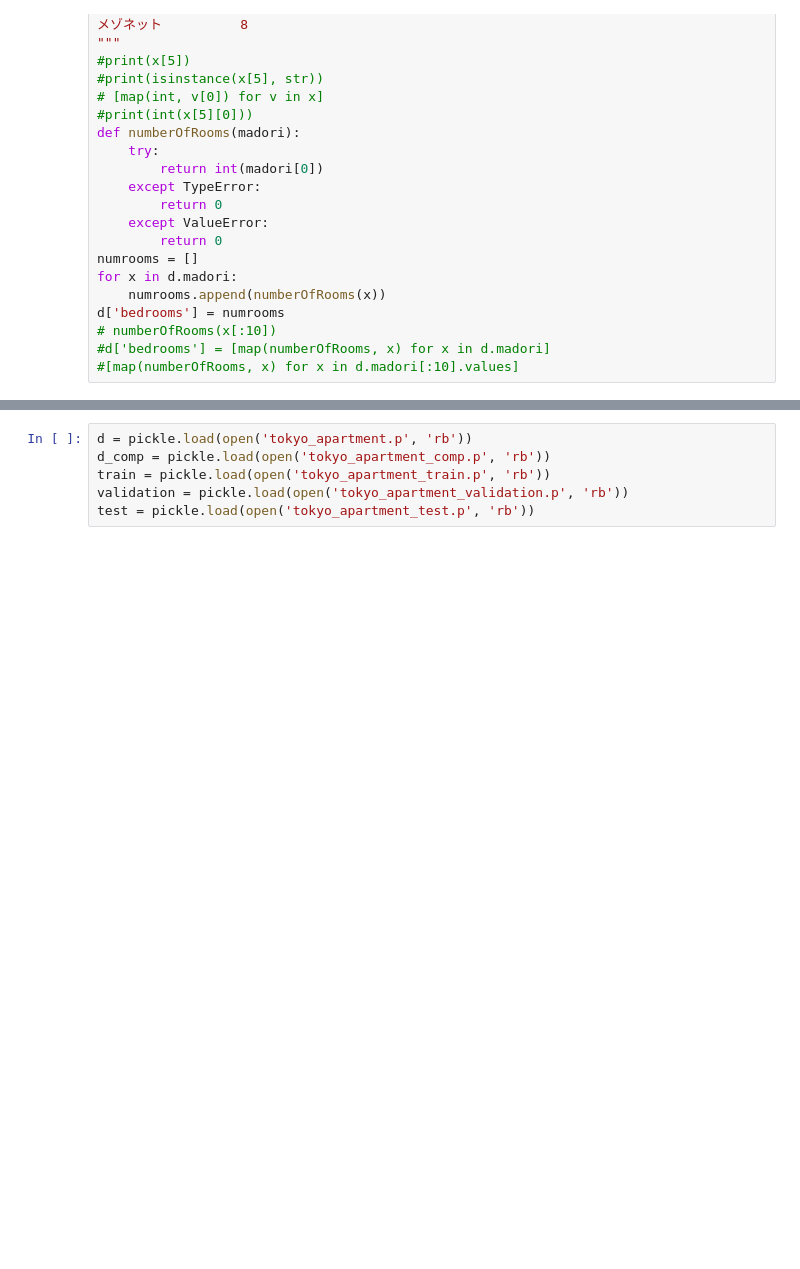
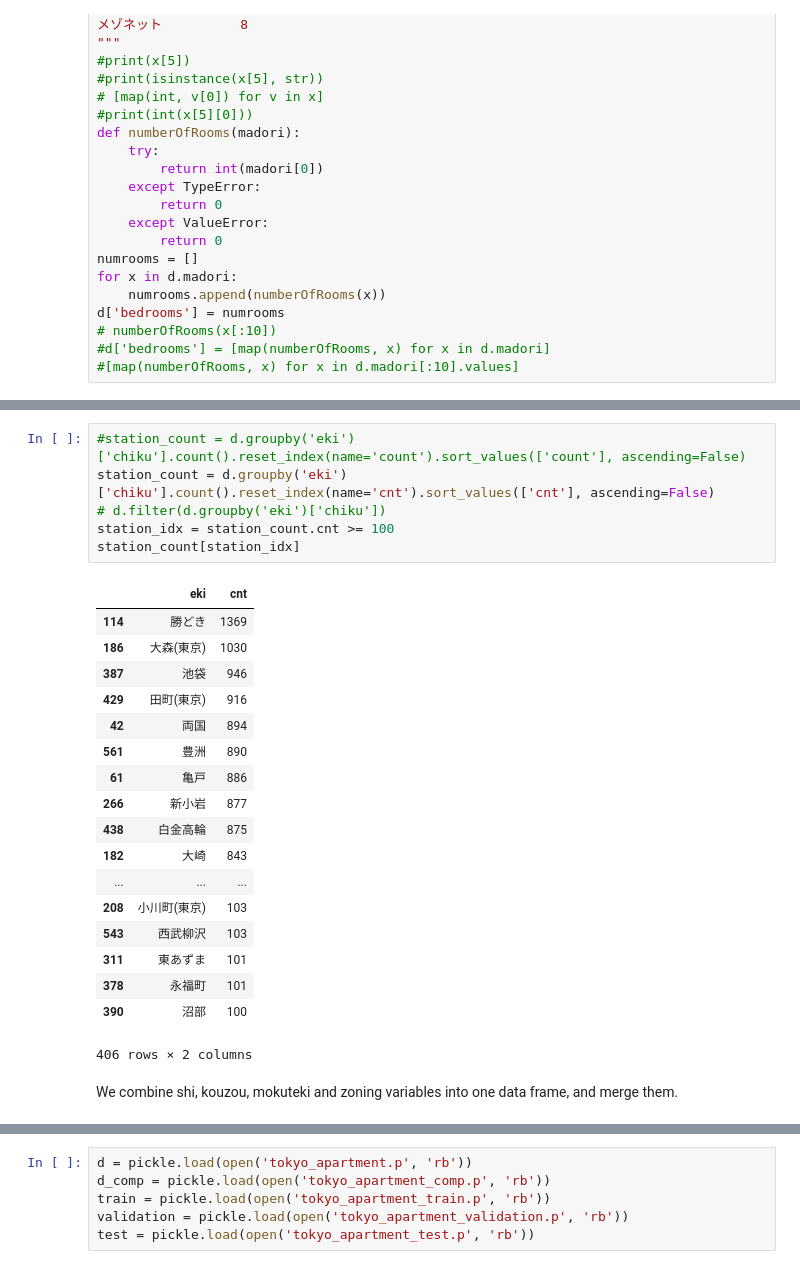
Before and after one commit to stubz/machine-learning, a Jupyter notebook: projects/capstone/tokyo_housing_data_analysis.ipynb, the cells around one changed output, grey strips where cells are left out. Drawn from its saved outputs; the diff is of its cells as text; blank space fills up the shorter version.

```diff
--- a/projects/capstone/tokyo_housing_data_analysis.ipynb
+++ b/projects/capstone/tokyo_housing_data_analysis.ipynb
@@ -487,0 +554,27 @@ d[['madori','bedrooms']].head(10)
+# %%
+#station_count = d.groupby('eki')['chiku'].count().reset_index(name='count').sort_values(['count'], ascending=False)
+station_count = d.groupby('eki')['chiku'].count().reset_index(name='cnt').sort_values(['cnt'], ascending=False)
+# d.filter(d.groupby('eki')['chiku'])
+station_idx = station_count.cnt >= 100
+station_count[station_idx]
+# %% [output]
+|  | eki | cnt |
+| 114 | 勝どき | 1369 |
+| 186 | 大森(東京) | 1030 |
+| 387 | 池袋 | 946 |
+| 429 | 田町(東京) | 916 |
+| 42 | 両国 | 894 |
+| 561 | 豊洲 | 890 |
+| 61 | 亀戸 | 886 |
+| 266 | 新小岩 | 877 |
+| 438 | 白金高輪 | 875 |
+| 182 | 大崎 | 843 |
+| ... | ... | ... |
+| 208 | 小川町(東京) | 103 |
+| 543 | 西武柳沢 | 103 |
+| 311 | 東あずま | 101 |
+| 378 | 永福町 | 101 |
+| 390 | 沼部 | 100 |
+406 rows × 2 columns
+# %% [markdown]
+We combine shi, kouzou, mokuteki and zoning variables into one data frame, and merge them.
```
Also changed, not shown: parts of 27 cells of this notebook, 5 other files.
